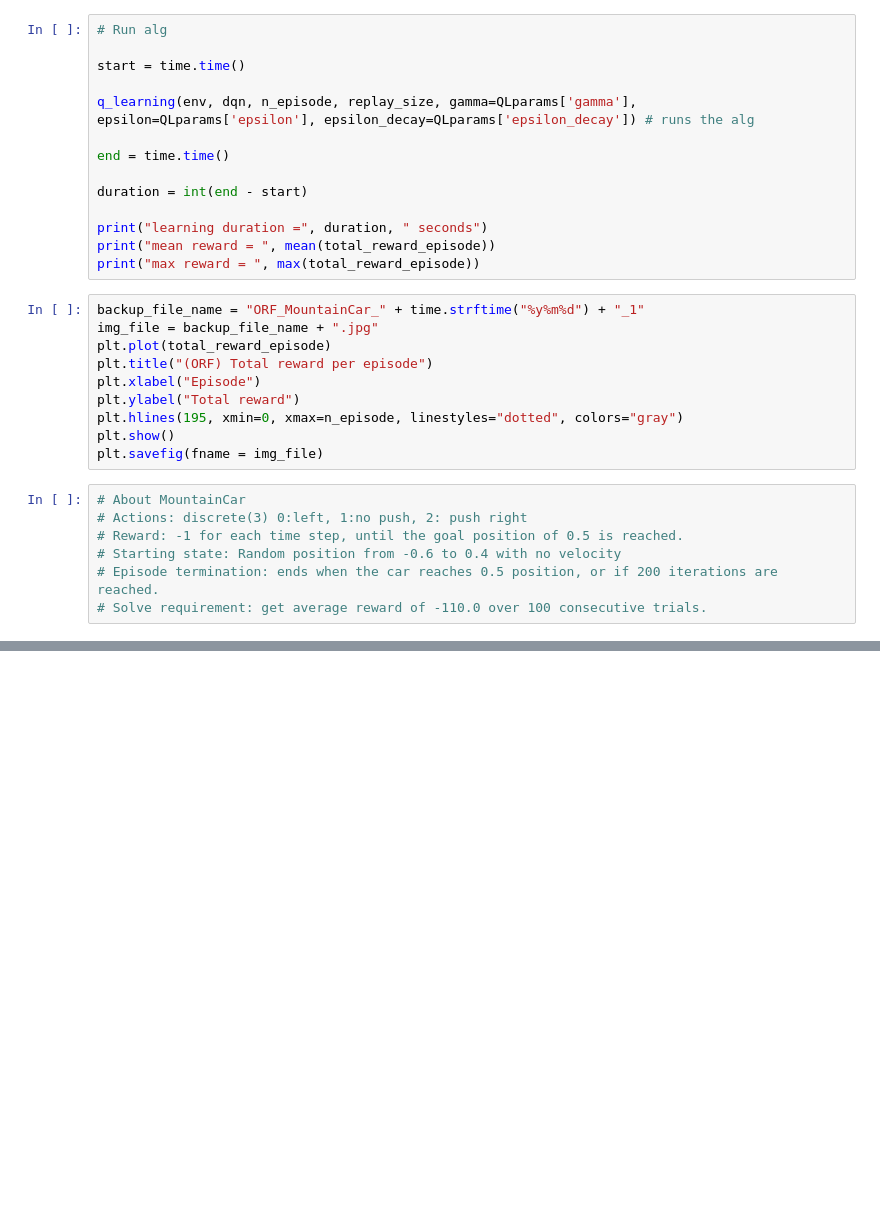
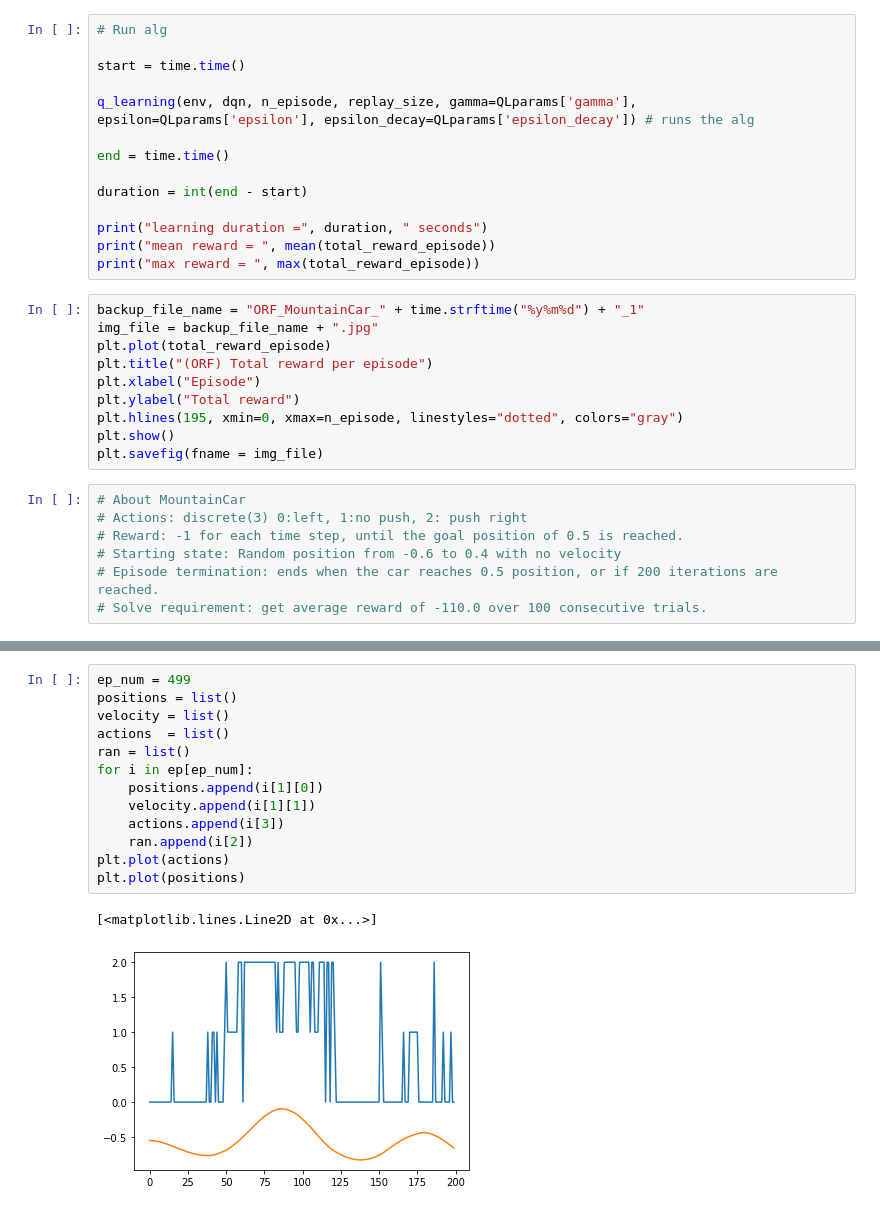
Before and after one commit to joosung-min/Q-Learning-with-Online-Trees, a Jupyter notebook: ORF_mtcar.ipynb, the cells around one changed output, grey strips where cells are left out. Drawn from its saved outputs; the diff is of its cells as text; blank space fills up the shorter version.

```diff
--- a/ORF_mtcar.ipynb
+++ b/ORF_mtcar.ipynb
@@ -173,0 +194,16 @@ plt.savefig(fname = img_file)
+# %%
+ep_num = 499
+positions = list()
+velocity = list()
+actions  = list()
+ran = list()
+for i in ep[ep_num]:
+    positions.append(i[1][0])
+    velocity.append(i[1][1])
+    actions.append(i[3])
+    ran.append(i[2])
+plt.plot(actions)
+plt.plot(positions)
+# %% [output]
+[<matplotlib.lines.Line2D at 0x...>]
+[figure, added]
```
Also changed, not shown: parts of 4 cells of this notebook, 4 other files.
